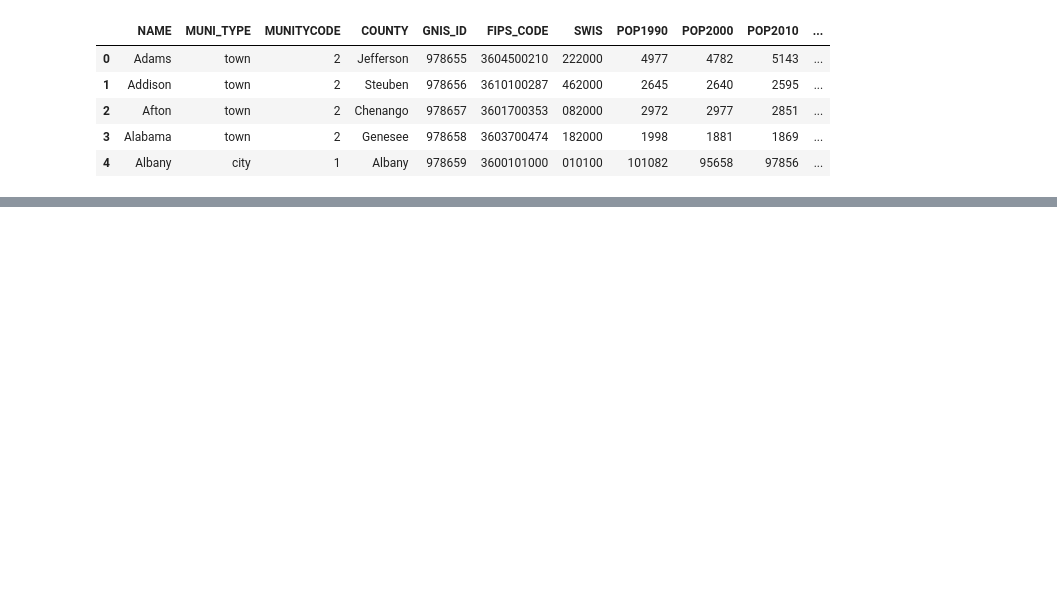
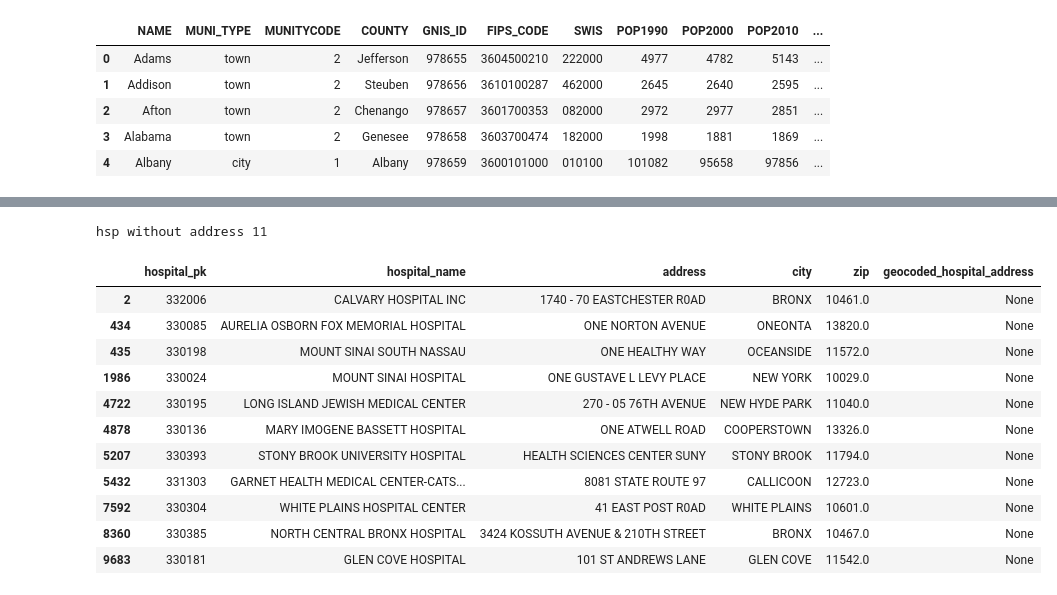
Before and after one commit to AnishaMathur/NY-State-Covid-Analysis, a Jupyter notebook: notebooks/Hospitals.ipynb, the cells around one changed output, grey strips where cells are left out. Saved outputs shown, nothing was run; the diff lists cells and outputs as text; code cells hidden in the pictures; blank space fills up the shorter version.

```diff
--- a/notebooks/Hospitals.ipynb
+++ b/notebooks/Hospitals.ipynb
@@ -164,0 +106,18 @@ dtype: float64
+# %%
+hsp = geo_df.drop_duplicates(subset=['hospital_pk'])
+print('hsp without address',hsp.geocoded_hospital_address.isna().sum())
+hsp[hsp.geocoded_hospital_address.isna()][['hospital_pk','hospital_name','address','city','zip','geocoded_hospital_address']]
+# %% [output]
+hsp without address 11
+|  | hospital_pk | hospital_name | address | city | zip | geocoded_hospital_address |
+| 2 | 332006 | CALVARY HOSPITAL INC | 1740 - 70 EASTCHESTER R0AD | BRONX | 10461.0 | None |
+| 434 | 330085 | AURELIA OSBORN FOX MEMORIAL HOSPITAL | ONE NORTON AVENUE | ONEONTA | 13820.0 | None |
+| 435 | 330198 | MOUNT SINAI SOUTH NASSAU | ONE HEALTHY WAY | OCEANSIDE | 11572.0 | None |
+| 1986 | 330024 | MOUNT SINAI HOSPITAL | ONE GUSTAVE L LEVY PLACE | NEW YORK | 10029.0 | None |
+| 4722 | 330195 | LONG ISLAND JEWISH MEDICAL CENTER | 270 - 05 76TH AVENUE | NEW HYDE PARK | 11040.0 | None |
+| 4878 | 330136 | MARY IMOGENE BASSETT HOSPITAL | ONE ATWELL ROAD | COOPERSTOWN | 13326.0 | None |
+| 5207 | 330393 | STONY BROOK UNIVERSITY HOSPITAL | HEALTH SCIENCES CENTER SUNY | STONY BROOK | 11794.0 | None |
+| 5432 | 331303 | GARNET HEALTH MEDICAL CENTER-CATS... | 8081 STATE ROUTE 97 | CALLICOON | 12723.0 | None |
+| 7592 | 330304 | WHITE PLAINS HOSPITAL CENTER | 41 EAST POST R0AD | WHITE PLAINS | 10601.0 | None |
+| 8360 | 330385 | NORTH CENTRAL BRONX HOSPITAL | 3424 KOSSUTH AVENUE & 210TH STREET | BRONX | 10467.0 | None |
+| 9683 | 330181 | GLEN COVE HOSPITAL | 101 ST ANDREWS LANE | GLEN COVE | 11542.0 | None |
```
Also changed, not shown: parts of 22 cells of this notebook.
